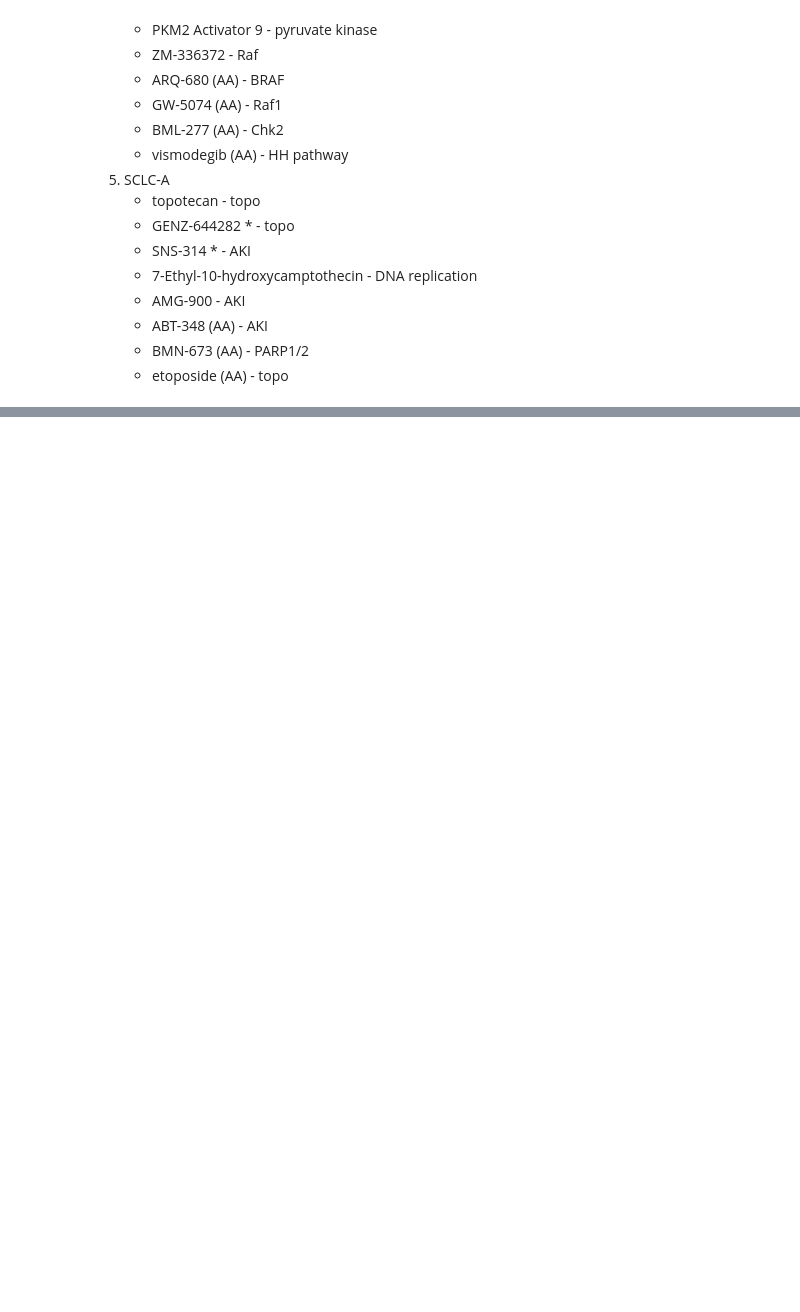
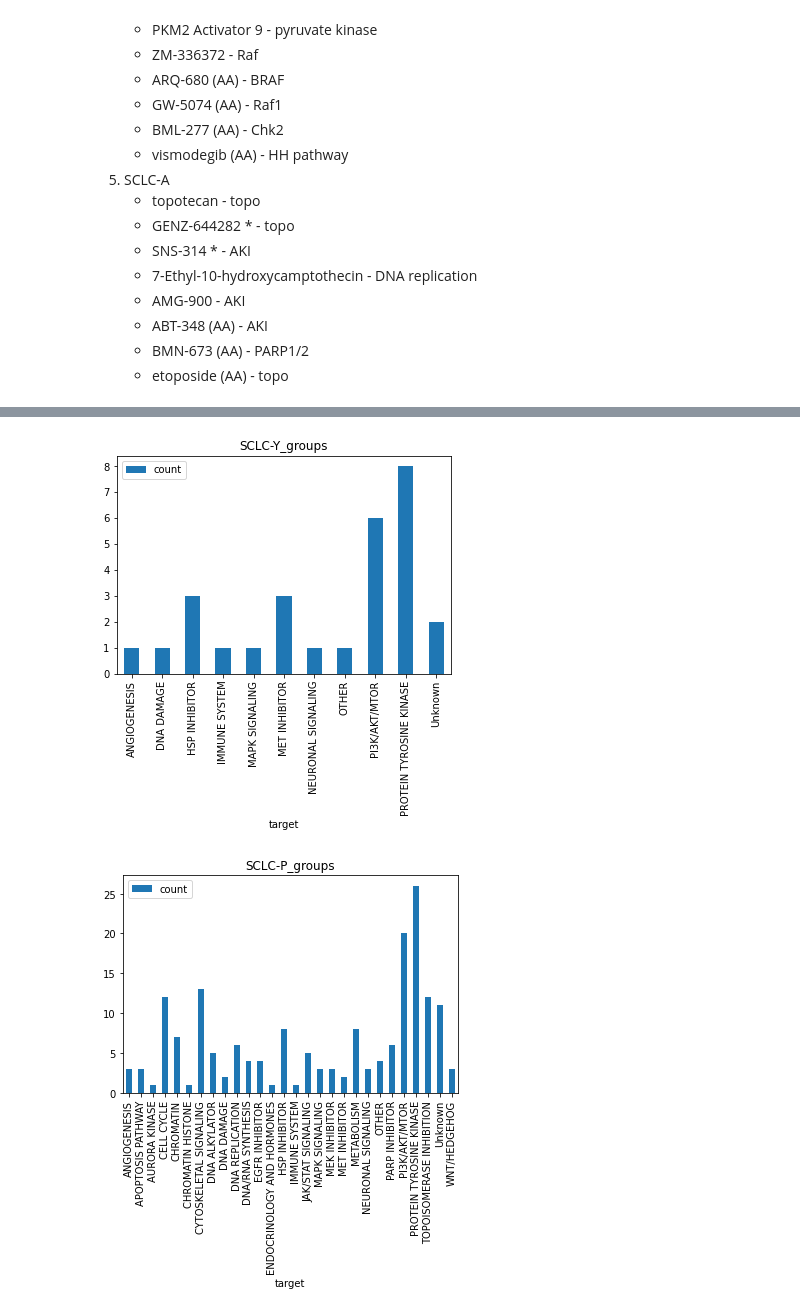
Before and after one commit to QuLab-VU/Groves-CellSys2022, a Jupyter notebook: notebooks/bulk/Drug Response.ipynb, the cells around one changed output, grey strips where cells are left out. Saved outputs shown, nothing was run; the diff lists cells and outputs as text; code cells hidden in the pictures; blank space fills up the shorter version.

```diff
--- a/notebooks/bulk/Drug Response.ipynb
+++ b/notebooks/bulk/Drug Response.ipynb
@@ -299,0 +307,3 @@ Categories (4, interval[float64, right]): [(76.191, 113.249] < (113.249, 150.16]
+# %%
+target_classes = pd.read_csv('../../data/drug-response/drug_targets_updated.csv', index_col=0)
+target_classes.index = [i.upper() for i in target_classes.index]
@@ -299,0 +320,24 @@ Categories (4, interval[float64, right]): [(76.191, 113.249] < (113.249, 150.16]
+# %%
+def enriched_targets(g, cutoff = 0.05, threshold = 0.1):
+    tmp_p = p_values_obs.loc[p_values_obs[g] < cutoff].sort_values(g)
+    drugs = tmp_p.index
+    classes = []
+    for d in drugs:
+        if aa_obs_score.loc[d,g] > threshold:
+            if d.upper() in target_classes.index:
+                classes.append(target_classes.loc[d.upper(), 'PATHWAY'])
+            else:
+                classes.append('Unknown')
+    unique_targets = pd.DataFrame(np.unique(classes, return_counts=True), index=['target','count']).T
+    unique_targets.index = unique_targets.target
+    unique_targets= unique_targets.drop('target', axis = 1 )
+
+    return unique_targets
+# %%
+for g in [i for i in dr.columns if '_group' in i]:
+    enriched_targets(g,threshold=0).plot.bar()
+    plt.title(g )
+    plt.show()
+# %% [output]
+[figure, added]
+[figure, added]
```
Also changed, not shown: parts of 9 cells of this notebook, 34 other files.
